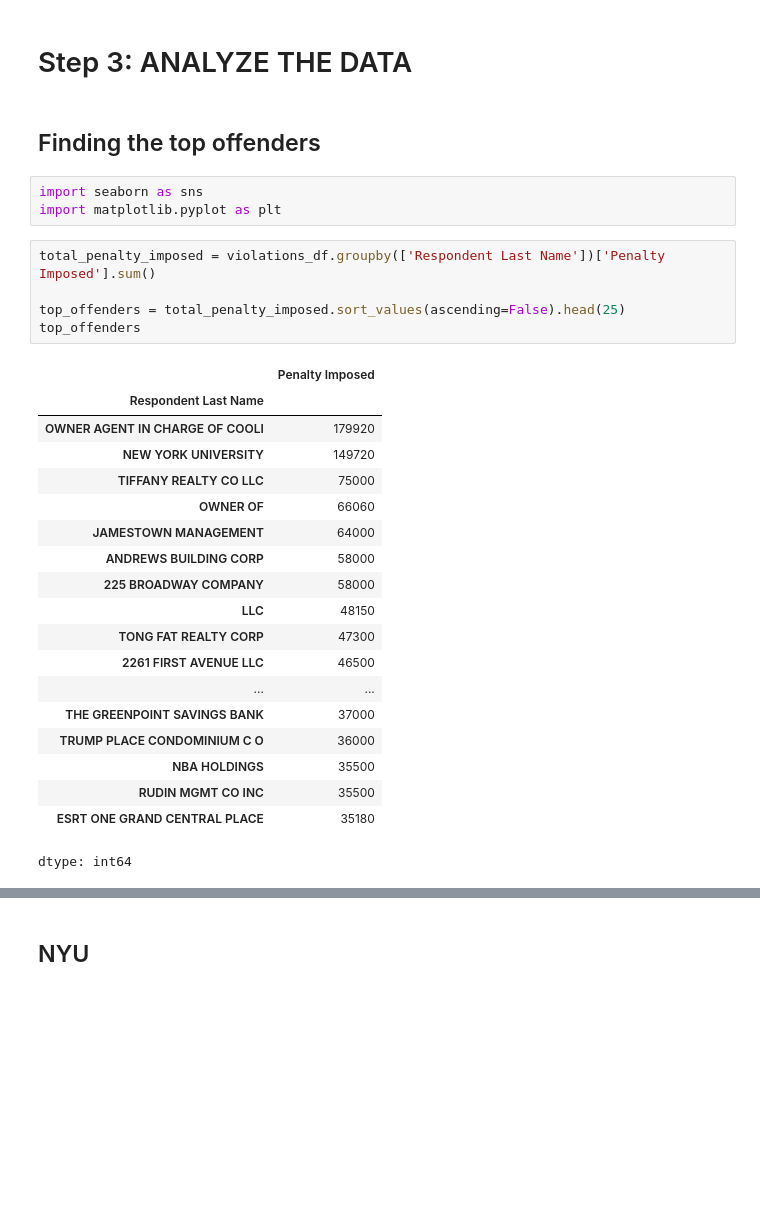
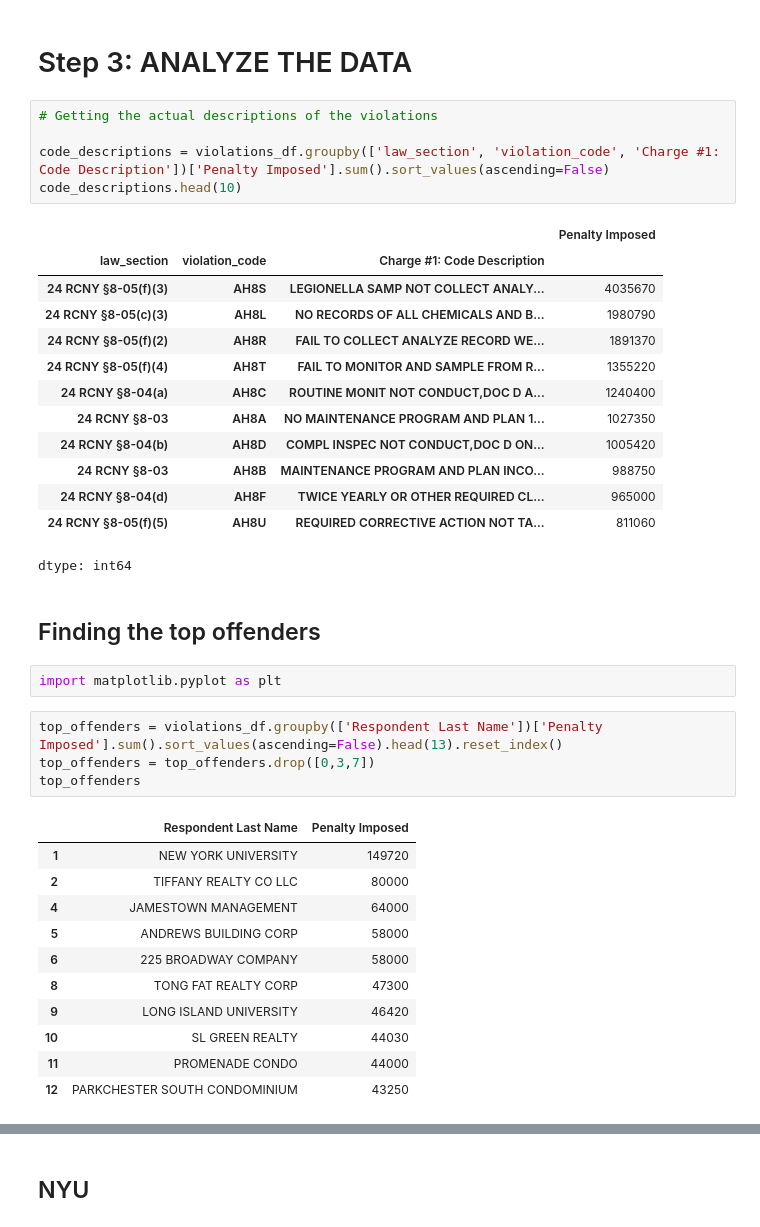
Before and after one commit to bigbirdjones/laguardia_data_analytics, a Jupyter notebook: NYC_Cooling_Tower_System_Inspection_Results_EDA.ipynb, the cells around one changed output, grey strips where cells are left out. Cells and saved outputs as stored; diff of their text form; blank space fills up the shorter version.

```diff
--- a/NYC_Cooling_Tower_System_Inspection_Results_EDA.ipynb
+++ b/NYC_Cooling_Tower_System_Inspection_Results_EDA.ipynb
@@ -235,33 +247,42 @@ array(['$2,204.00', '$500.00', '$0.00', '$1,000.00', '$625.00',
        '$3,350.00', '$1,560.00', '$475.00'], dtype=object)
 # %% [markdown]
 # Step 3: ANALYZE THE DATA
+# %%
+# Getting the actual descriptions of the violations
+
+code_descriptions = violations_df.groupby(['law_section', 'violation_code', 'Charge #1: Code Description'])['Penalty Imposed'].sum().sort_values(ascending=False)
+code_descriptions.head(10)
+# %% [output]
+|  |  |  | Penalty Imposed |
+| law_section | violation_code | Charge #1: Code Description |  |
+| 24 RCNY §8-05(f)(3) | AH8S | LEGIONELLA SAMP NOT COLLECT ANALY... | 4035670 |
+| 24 RCNY §8-05(c)(3) | AH8L | NO RECORDS OF ALL CHEMICALS AND B... | 1980790 |
+| 24 RCNY §8-05(f)(2) | AH8R | FAIL TO COLLECT ANALYZE RECORD WE... | 1891370 |
+| 24 RCNY §8-05(f)(4) | AH8T | FAIL TO MONITOR AND SAMPLE FROM R... | 1355220 |
+| 24 RCNY §8-04(a) | AH8C | ROUTINE MONIT NOT CONDUCT,DOC D A... | 1240400 |
+| 24 RCNY §8-03 | AH8A | NO MAINTENANCE PROGRAM AND PLAN 1... | 1027350 |
+| 24 RCNY §8-04(b) | AH8D | COMPL INSPEC NOT CONDUCT,DOC D ON... | 1005420 |
+| 24 RCNY §8-03 | AH8B | MAINTENANCE PROGRAM AND PLAN INCO... | 988750 |
+| 24 RCNY §8-04(d) | AH8F | TWICE YEARLY OR OTHER REQUIRED CL... | 965000 |
+| 24 RCNY §8-05(f)(5) | AH8U | REQUIRED CORRECTIVE ACTION NOT TA... | 811060 |
+dtype: int64
 # %% [markdown]
 ## Finding the top offenders
 # %%
-import seaborn as sns
 import matplotlib.pyplot as plt
 # %%
-total_penalty_imposed = violations_df.groupby(['Respondent Last Name'])['Penalty Imposed'].sum()
-
-top_offenders = total_penalty_imposed.sort_values(ascending=False).head(25)
+top_offenders = violations_df.groupby(['Respondent Last Name'])['Penalty Imposed'].sum().sort_values(ascending=False).head(13).reset_index()
+top_offenders = top_offenders.drop([0,3,7])
 top_offenders
 # %% [output]
-|  | Penalty Imposed |
-| Respondent Last Name |  |
-| OWNER AGENT IN CHARGE OF COOLI | 179920 |
-| NEW YORK UNIVERSITY | 149720 |
-| TIFFANY REALTY CO LLC | 75000 |
-| OWNER OF | 66060 |
-| JAMESTOWN MANAGEMENT | 64000 |
-| ANDREWS BUILDING CORP | 58000 |
-| 225 BROADWAY COMPANY | 58000 |
-| LLC | 48150 |
-| TONG FAT REALTY CORP | 47300 |
-| 2261 FIRST AVENUE LLC | 46500 |
-| ... | ... |
-| THE GREENPOINT SAVINGS BANK | 37000 |
-| TRUMP PLACE CONDOMINIUM C O | 36000 |
-| NBA HOLDINGS | 35500 |
-| RUDIN MGMT CO INC | 35500 |
-| ESRT ONE GRAND CENTRAL PLACE | 35180 |
+|  | Respondent Last Name | Penalty Imposed |
+| 1 | NEW YORK UNIVERSITY | 149720 |
+| 2 | TIFFANY REALTY CO LLC | 80000 |
+| 4 | JAMESTOWN MANAGEMENT | 64000 |
+| 5 | ANDREWS BUILDING CORP | 58000 |
+| 6 | 225 BROADWAY COMPANY | 58000 |
+| 8 | TONG FAT REALTY CORP | 47300 |
+| 9 | LONG ISLAND UNIVERSITY | 46420 |
+| 10 | SL GREEN REALTY | 44030 |
+| 11 | PROMENADE CONDO | 44000 |
+| 12 | PARKCHESTER SOUTH CONDOMINIUM | 43250 |
-dtype: int64
```
Also changed, not shown: parts of 30 cells of this notebook.
